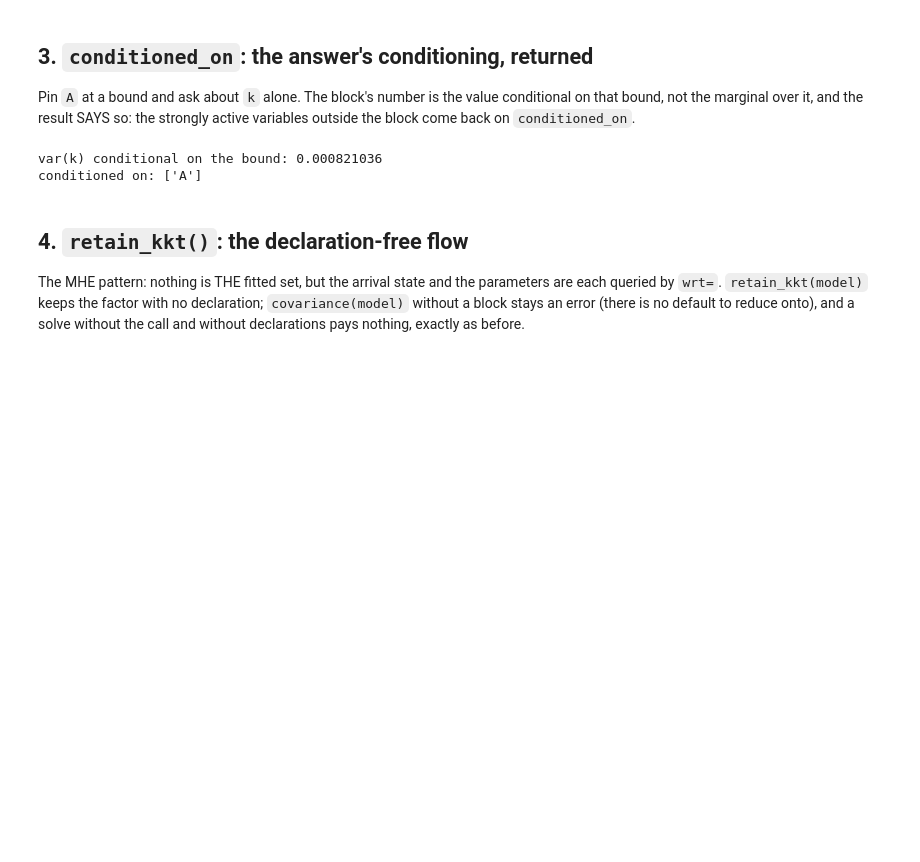
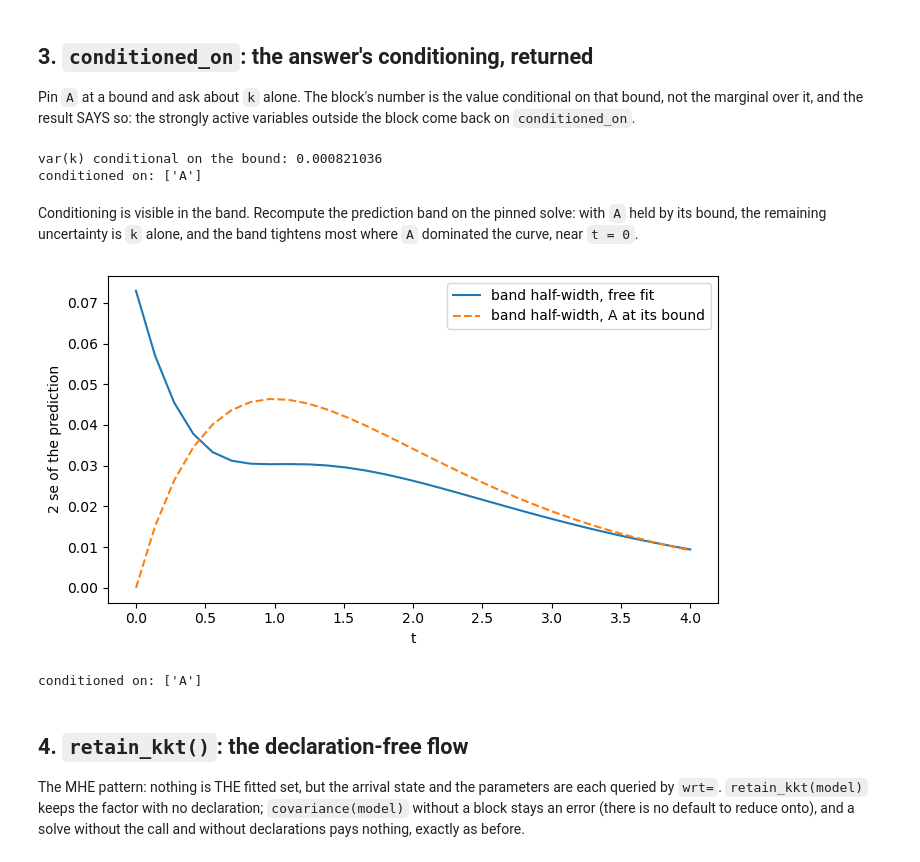
Before and after one commit to GermanHeim/pounce, a Jupyter notebook: python/notebooks/32_wrt_blocks_and_retain_kkt.ipynb, the cells around one changed output. Drawn from its saved outputs; the diff is of its cells as text; code cells hidden in the pictures; blank space fills up the shorter version.

```diff
--- a/python/notebooks/32_wrt_blocks_and_retain_kkt.ipynb
+++ b/python/notebooks/32_wrt_blocks_and_retain_kkt.ipynb
@@ -135,6 +135,26 @@ print("conditioned on:", [v.name for v in cov_k.conditioned_on])
 # %% [output]
 var(k) conditional on the bound: 0.000821036
 conditioned on: ['A']
+# %% [markdown]
+Conditioning is visible in the band. Recompute the prediction band on
+the pinned solve: with `A` held by its bound, the remaining
+uncertainty is `k` alone, and the band tightens most where `A`
+dominated the curve, near `t = 0`.
+# %%
+band_pin = covariance(m2, wrt=m2.r)
+se_pin = np.sqrt(np.diag(band_pin.matrix))
+
+plt.figure(figsize=(7, 4))
+plt.plot(t_data, 2 * se, label="band half-width, free fit")
+plt.plot(t_data, 2 * se_pin, "--",
+         label="band half-width, A at its bound")
+plt.xlabel("t"); plt.ylabel("2 se of the prediction")
+plt.legend(); plt.tight_layout()
+plt.show()
+print("conditioned on:", [v.name for v in band_pin.conditioned_on])
+# %% [output]
+[figure, added]
+conditioned on: ['A']
 # %% [markdown]
 ## 4. `retain_kkt()`: the declaration-free flow
 
```
Also changed, not shown: 1 other file.
